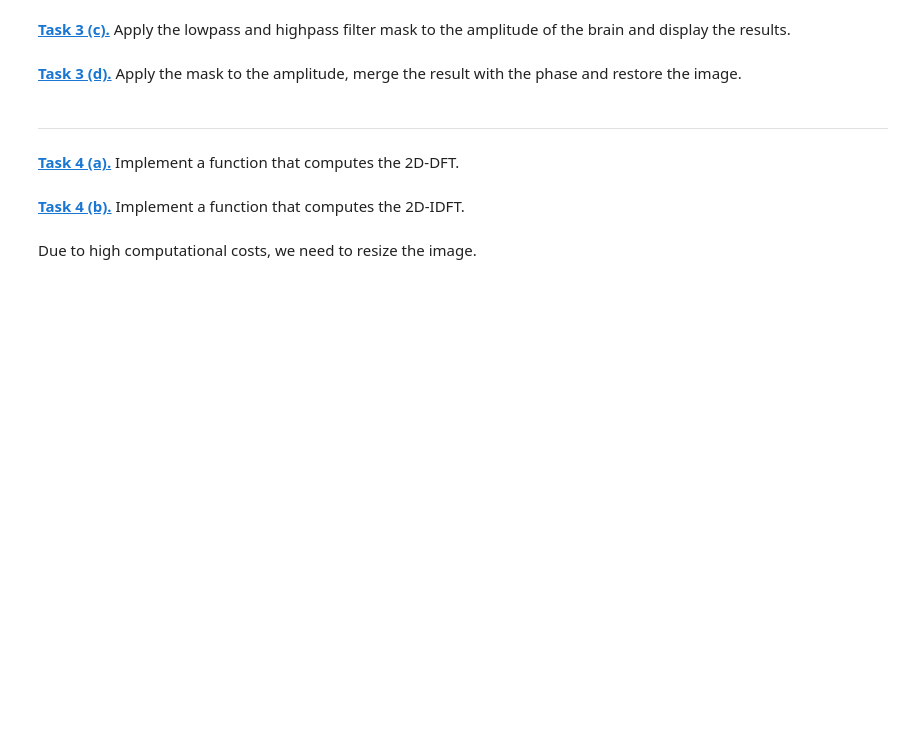
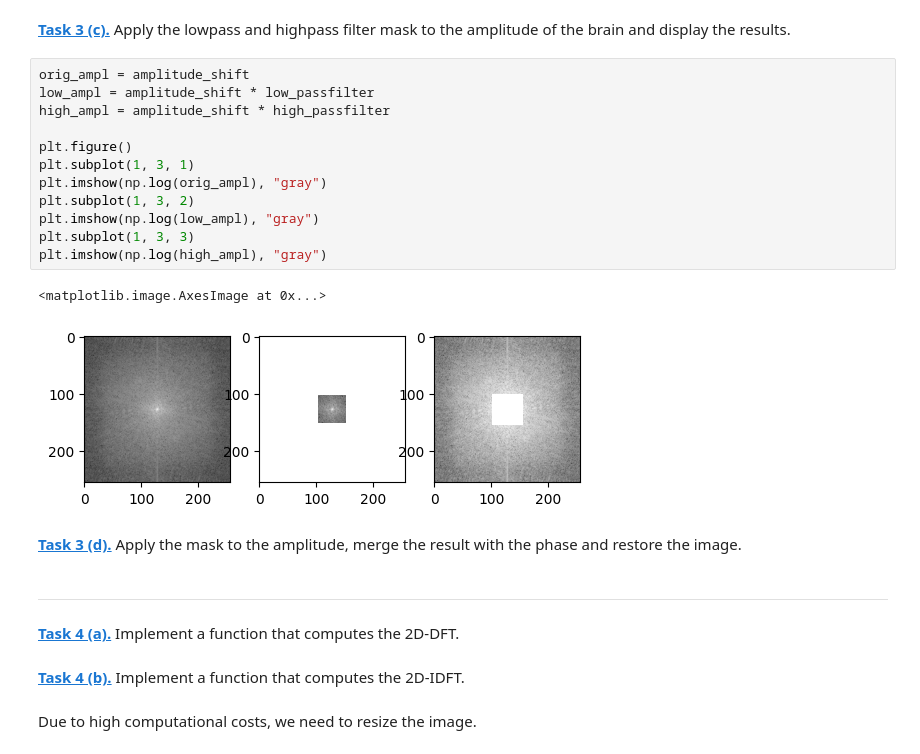
Before and after one commit to k8nsti/mobi-fs5-python, a Jupyter notebook: fourier.ipynb, the cells around one changed output. Cells and saved outputs as stored; diff of their text form; blank space fills up the shorter version.

```diff
--- a/fourier.ipynb
+++ b/fourier.ipynb
@@ -157,5 +170,20 @@ filter_window_size = 50
 # %% [markdown]
 **[Task 3 (c).]()** Apply the lowpass and highpass filter mask to the amplitude of the brain and display the results.
+# %%
+orig_ampl = amplitude_shift
+low_ampl = amplitude_shift * low_passfilter
+high_ampl = amplitude_shift * high_passfilter
+
+plt.figure()
+plt.subplot(1, 3, 1)
+plt.imshow(np.log(orig_ampl), "gray")
+plt.subplot(1, 3, 2)
+plt.imshow(np.log(low_ampl), "gray")
+plt.subplot(1, 3, 3)
+plt.imshow(np.log(high_ampl), "gray")
+# %% [output]
+<matplotlib.image.AxesImage at 0x...>
+[figure, added]
 # %% [markdown]
 **[Task 3 (d).]()** Apply the mask to the amplitude, merge the result with the phase and restore the image.
 # %% [markdown]
```
Also changed, not shown: parts of 6 cells of this notebook.
